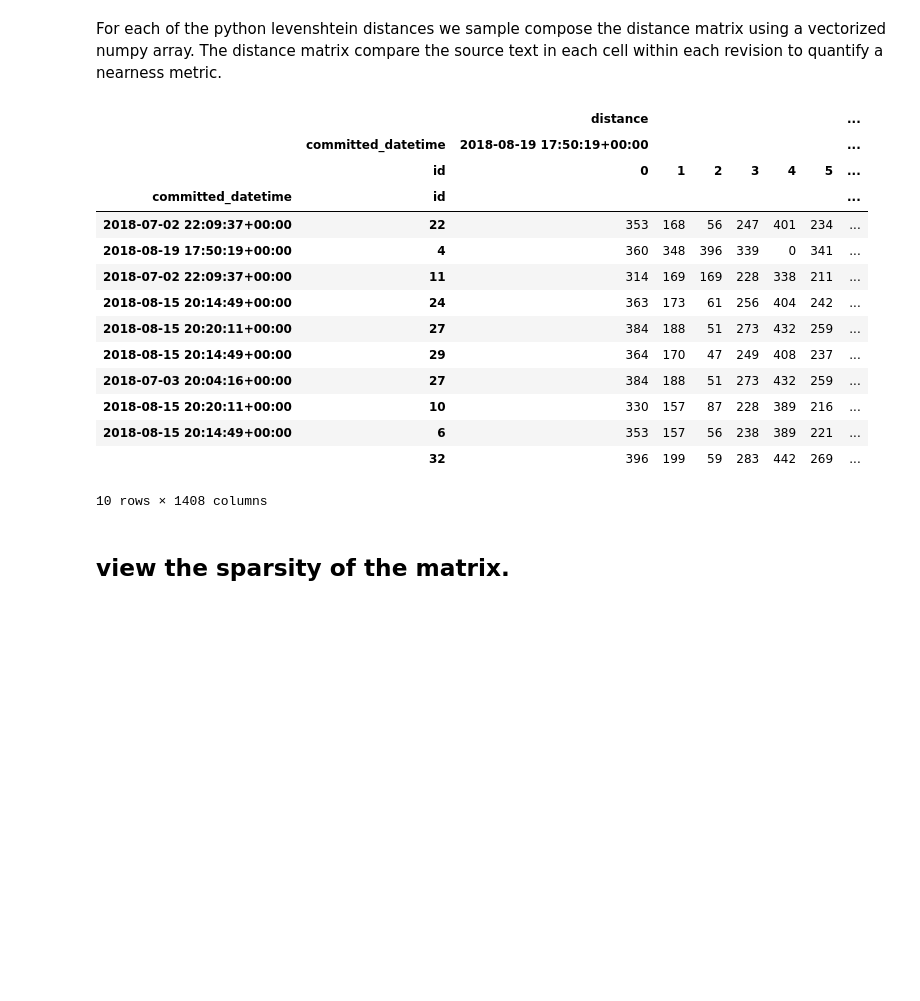
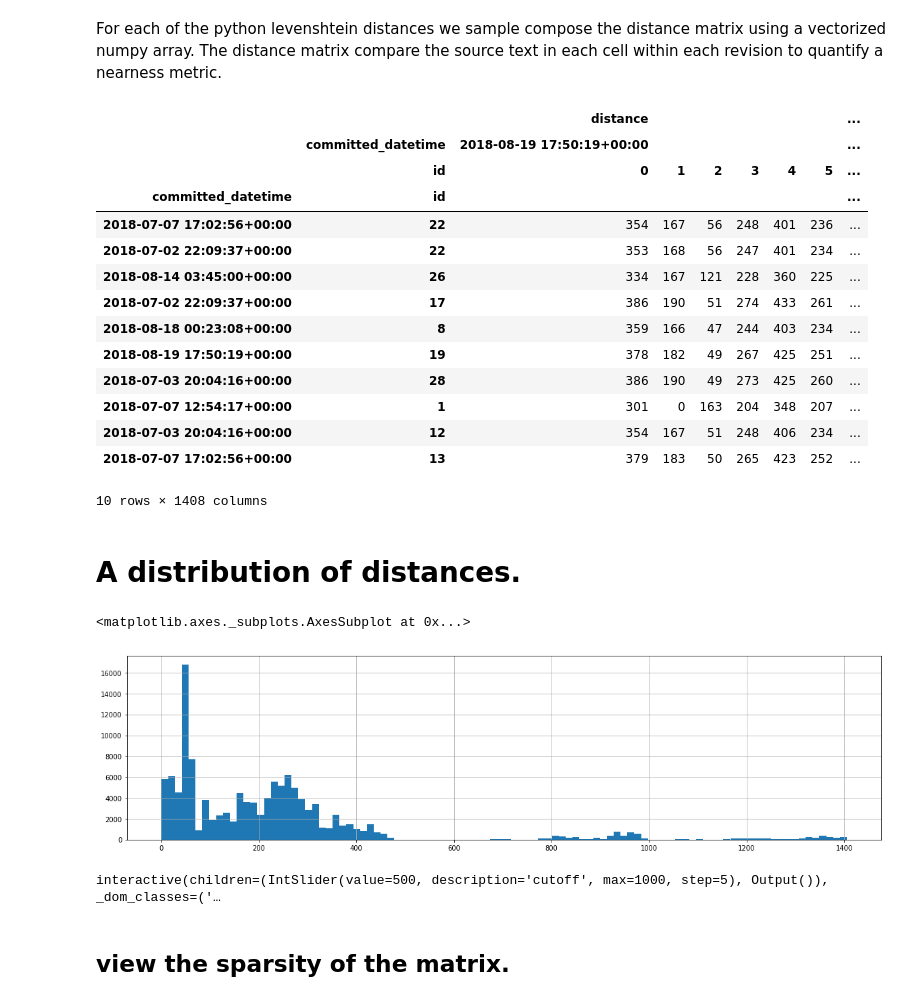
Before and after one commit to deathbeds/deathbeds.github.io, a Jupyter notebook: deathbeds/2018-08-25-Quantifying-distances-between-historical-notebooks.ipynb, the cells around one changed output. Drawn from its saved outputs; the diff is of its cells as text; code cells hidden in the pictures; blank space fills up the shorter version.

Commit message:
more distance measurements

```diff
--- a/deathbeds/2018-08-25-Quantifying-distances-between-historical-notebooks.ipynb
+++ b/deathbeds/2018-08-25-Quantifying-distances-between-historical-notebooks.ipynb
@@ -16,9 +16,9 @@ https://rawgit.com/ztane/python-Levenshtein/master/docs/Levenshtein.html
 
     !conda install -yc conda-forge python-levenshtein
 # %%
-df = get_history('..', 'deathbeds/2018-06-19-String-Node-Transformer.ipynb')
+history = get_history('..', 'deathbeds/2018-06-19-String-Node-Transformer.ipynb')
 # %%
-sources = df.source.apply(''.join).dropna()
+sources = history.source.apply(''.join).dropna()
 # %% [markdown]
 For each of the python levenshtein distances we sample compose the distance matrix using a vectorized numpy array.  The distance matrix compare the source text in each cell within each revision to quantify a nearness metric.
 # %%
@@ -35,14 +35,14 @@ df = concat({
 |  | committed_datetime | 2018-08-19 17:50:19+00:00 |  |  |  |  |  | ... |
 |  | id | 0 | 1 | 2 | 3 | 4 | 5 | ... |
 | committed_datetime | id |  |  |  |  |  |  | ... |
+| 2018-07-07 17:02:56+00:00 | 22 | 354 | 167 | 56 | 248 | 401 | 236 | ... |
 | 2018-07-02 22:09:37+00:00 | 22 | 353 | 168 | 56 | 247 | 401 | 234 | ... |
-| 2018-08-19 17:50:19+00:00 | 4 | 360 | 348 | 396 | 339 | 0 | 341 | ... |
-| 2018-07-02 22:09:37+00:00 | 11 | 314 | 169 | 169 | 228 | 338 | 211 | ... |
-| 2018-08-15 20:14:49+00:00 | 24 | 363 | 173 | 61 | 256 | 404 | 242 | ... |
-| 2018-08-15 20:20:11+00:00 | 27 | 384 | 188 | 51 | 273 | 432 | 259 | ... |
-| 2018-08-15 20:14:49+00:00 | 29 | 364 | 170 | 47 | 249 | 408 | 237 | ... |
-| 2018-07-03 20:04:16+00:00 | 27 | 384 | 188 | 51 | 273 | 432 | 259 | ... |
-| 2018-08-15 20:20:11+00:00 | 10 | 330 | 157 | 87 | 228 | 389 | 216 | ... |
-| 2018-08-15 20:14:49+00:00 | 6 | 353 | 157 | 56 | 238 | 389 | 221 | ... |
-|  | 32 | 396 | 199 | 59 | 283 | 442 | 269 | ... |
+| 2018-08-14 03:45:00+00:00 | 26 | 334 | 167 | 121 | 228 | 360 | 225 | ... |
+| 2018-07-02 22:09:37+00:00 | 17 | 386 | 190 | 51 | 274 | 433 | 261 | ... |
+| 2018-08-18 00:23:08+00:00 | 8 | 359 | 166 | 47 | 244 | 403 | 234 | ... |
+| 2018-08-19 17:50:19+00:00 | 19 | 378 | 182 | 49 | 267 | 425 | 251 | ... |
+| 2018-07-03 20:04:16+00:00 | 28 | 386 | 190 | 49 | 273 | 425 | 260 | ... |
+| 2018-07-07 12:54:17+00:00 | 1 | 301 | 0 | 163 | 204 | 348 | 207 | ... |
+| 2018-07-03 20:04:16+00:00 | 12 | 354 | 167 | 51 | 248 | 406 | 234 | ... |
+| 2018-07-07 17:02:56+00:00 | 13 | 379 | 183 | 50 | 265 | 423 | 252 | ... |
 10 rows × 1408 columns
@@ -49,3 +51,21 @@ df = concat({
+# %%
+connections = Series(
+    df['distance'].values.ravel(),
+    list(map(np.ravel, np.meshgrid(*[df.index]*2))))
+# %% [markdown]
+# A distribution of distances.
+# %%
+connections.hist(bins=100, figsize=(20, 5))
+# %% [output]
+<matplotlib.axes._subplots.AxesSubplot at 0x...>
+[figure, added]
+# %%
+if __name__ == "__main__":
+    from ipywidgets import interact
+    @interact
+    def _(cutoff=(0, 1000, 5)):  spy(df['distance'] < cutoff); gcf().set_size_inches(15, 15)
+# %% [output]
+interactive(children=(IntSlider(value=500, description='cutoff', max=1000, step=5), Output()), _dom_classes=('…
 # %% [markdown]
 ## view the sparsity of the matrix.
 # %%
```
Also changed, not shown: parts of 2 cells of this notebook.
